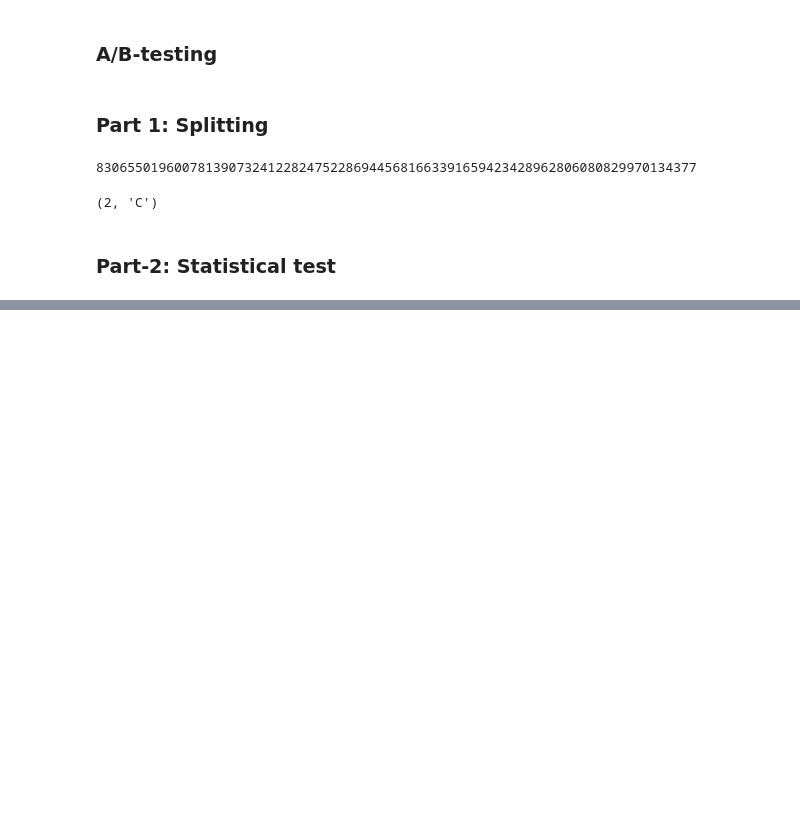
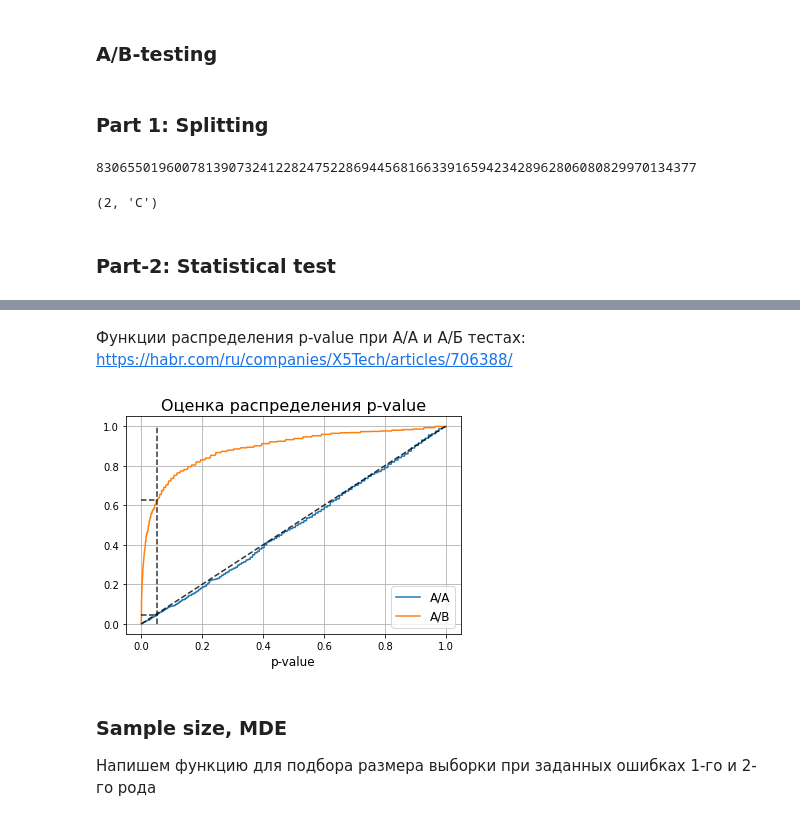
Before and after one commit to INESSAZ7/ML_Simulator, a Jupyter notebook: JUNIOR/A:B-design/Smart_link_2.ipynb, the cells around one changed output, grey strips where cells are left out. Drawn from its saved outputs; the diff is of its cells as text; code cells hidden in the pictures; blank space fills up the shorter version.

```diff
--- a/JUNIOR/A:B-design/Smart_link_2.ipynb
+++ b/JUNIOR/A:B-design/Smart_link_2.ipynb
@@ -121,0 +222,28 @@ def t_test(cpc_a: np.ndarray, cpc_b: np.ndarray, alpha=0.05
+# %% [markdown]
+Функции распределения p-value при A/A и A/Б тестах:\
+https://habr.com/ru/companies/X5Tech/articles/706388/
+# %%
+alpha=0.05
+y_one = type_1_errors_rate
+y_two = 1 - type_2_errors_rate
+X = np.linspace(0, 1, 1000)
+Y_aa = [np.mean(p_values_aa < x) for x in X]
+Y_ab = [np.mean(p_values_ab < x) for x in X]
+
+plt.plot(X, Y_aa, label='A/A')
+plt.plot(X, Y_ab, label='A/B')
+plt.plot([alpha, alpha], [0, 1], '--k', alpha=0.8)
+plt.plot([0, alpha], [y_one, y_one], '--k', alpha=0.8)
+plt.plot([0, alpha], [y_two, y_two], '--k', alpha=0.8)
+plt.plot([0, 1], [0, 1], '--k', alpha=0.8)
+
+plt.title('Оценка распределения p-value', size=16)
+plt.xlabel('p-value', size=12)
+plt.legend(fontsize=12)
+plt.grid()
+plt.show()
+# %% [output]
+[figure, added]
+# %% [markdown]
+### Sample size, MDE
+Напишем функцию для подбора размера выборки при заданных ошибках 1-го и 2-го рода
```
Also changed, not shown: parts of 22 cells of this notebook, 2 other files.
